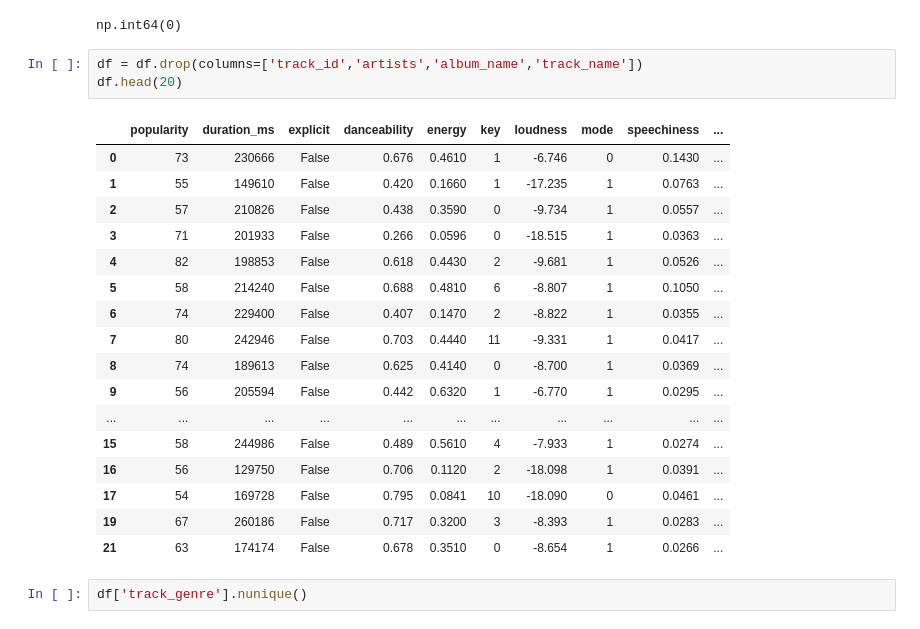
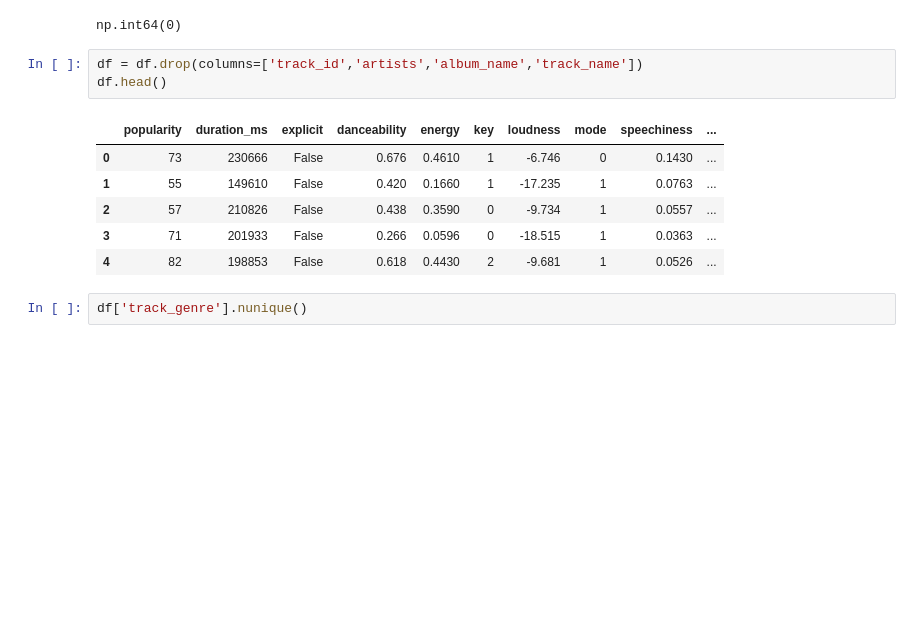
Before and after one commit to Nam-Antoine/-ML-1-project, a Jupyter notebook: data/processed/processed_data.ipynb, the cells around one changed output. Cells and saved outputs as stored; diff of their text form; blank space fills up the shorter version.

```diff
--- a/data/processed/processed_data.ipynb
+++ b/data/processed/processed_data.ipynb
@@ -108,25 +86,14 @@ df.duplicated().sum()
 np.int64(0)
 # %%
 df = df.drop(columns=['track_id','artists','album_name','track_name'])
-df.head(20)
+df.head()
 # %% [output]
 |  | popularity | duration_ms | explicit | danceability | energy | key | loudness | mode | speechiness | ... |
 | 0 | 73 | 230666 | False | 0.676 | 0.4610 | 1 | -6.746 | 0 | 0.1430 | ... |
 | 1 | 55 | 149610 | False | 0.420 | 0.1660 | 1 | -17.235 | 1 | 0.0763 | ... |
 | 2 | 57 | 210826 | False | 0.438 | 0.3590 | 0 | -9.734 | 1 | 0.0557 | ... |
 | 3 | 71 | 201933 | False | 0.266 | 0.0596 | 0 | -18.515 | 1 | 0.0363 | ... |
 | 4 | 82 | 198853 | False | 0.618 | 0.4430 | 2 | -9.681 | 1 | 0.0526 | ... |
-| 5 | 58 | 214240 | False | 0.688 | 0.4810 | 6 | -8.807 | 1 | 0.1050 | ... |
-| 6 | 74 | 229400 | False | 0.407 | 0.1470 | 2 | -8.822 | 1 | 0.0355 | ... |
-| 7 | 80 | 242946 | False | 0.703 | 0.4440 | 11 | -9.331 | 1 | 0.0417 | ... |
-| 8 | 74 | 189613 | False | 0.625 | 0.4140 | 0 | -8.700 | 1 | 0.0369 | ... |
-| 9 | 56 | 205594 | False | 0.442 | 0.6320 | 1 | -6.770 | 1 | 0.0295 | ... |
-| ... | ... | ... | ... | ... | ... | ... | ... | ... | ... | ... |
-| 15 | 58 | 244986 | False | 0.489 | 0.5610 | 4 | -7.933 | 1 | 0.0274 | ... |
-| 16 | 56 | 129750 | False | 0.706 | 0.1120 | 2 | -18.098 | 1 | 0.0391 | ... |
-| 17 | 54 | 169728 | False | 0.795 | 0.0841 | 10 | -18.090 | 0 | 0.0461 | ... |
-| 19 | 67 | 260186 | False | 0.717 | 0.3200 | 3 | -8.393 | 1 | 0.0283 | ... |
-| 21 | 63 | 174174 | False | 0.678 | 0.3510 | 0 | -8.654 | 1 | 0.0266 | ... |
 # %%
 df['track_genre'].nunique()
 # %% [output]
```
Also changed, not shown: parts of 6 cells of this notebook, 6 other files.
